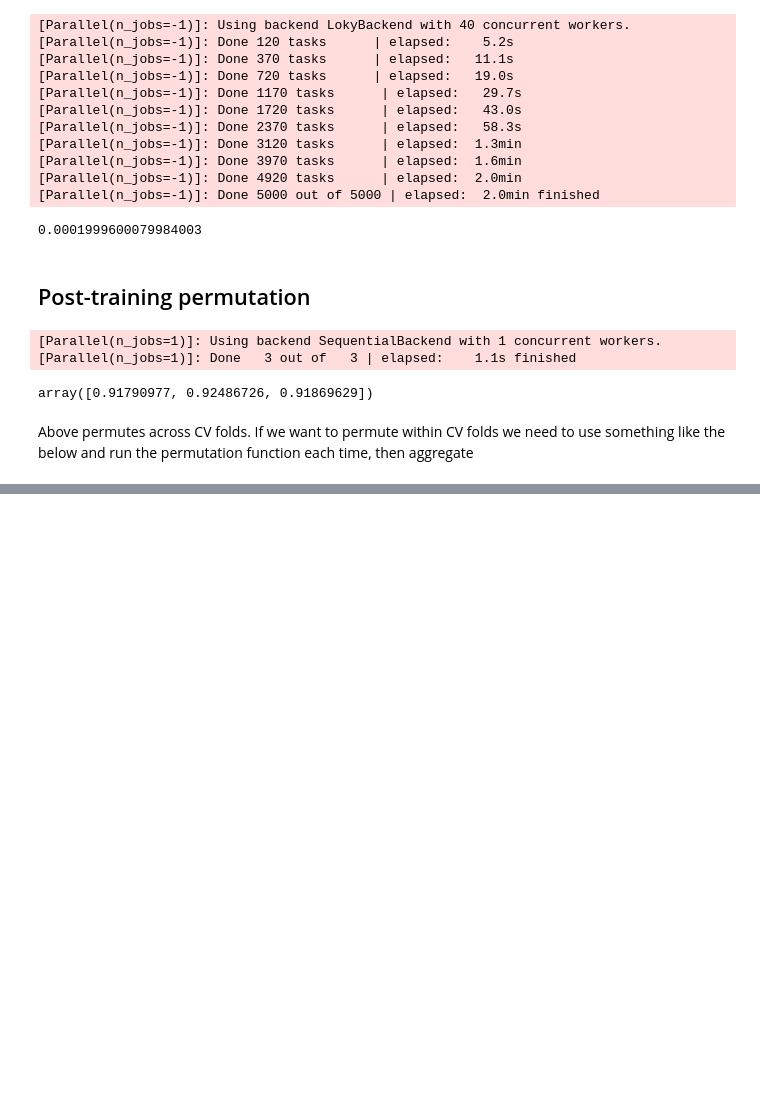
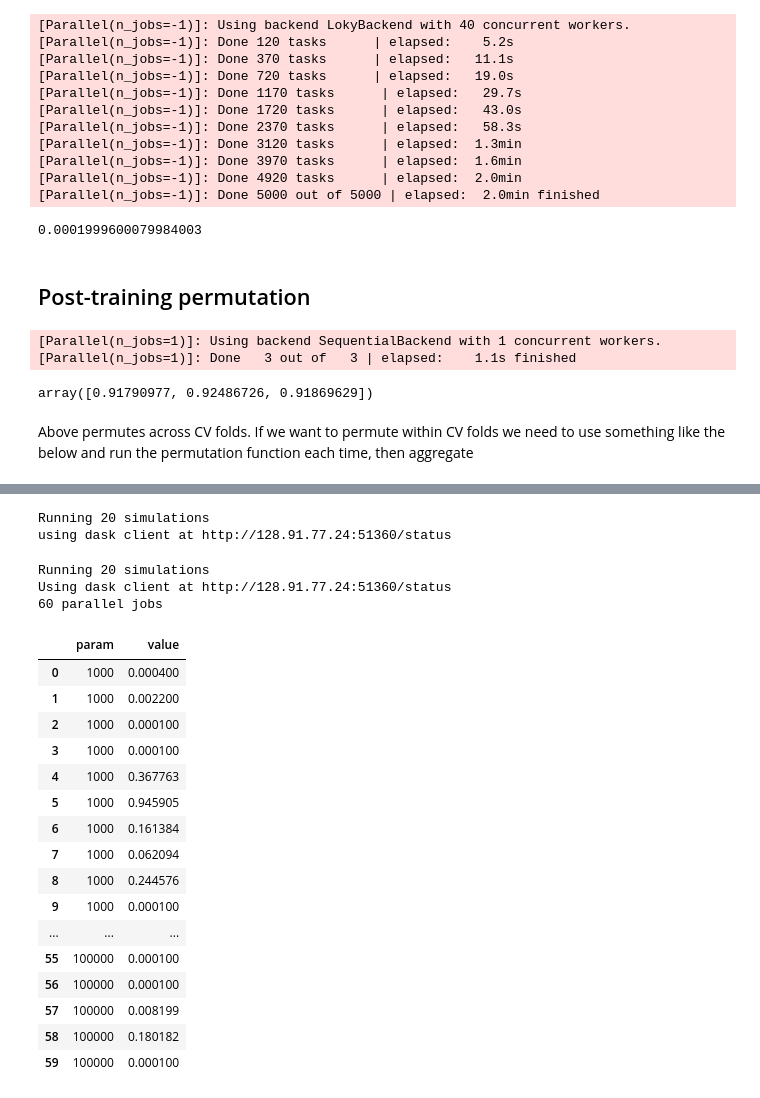
Before and after one commit to jrudoler/permutation-tests, a Jupyter notebook: scratch.ipynb, the cells around one changed output, grey strips where cells are left out. Saved outputs shown, nothing was run; the diff lists cells and outputs as text; code cells hidden in the pictures; blank space fills up the shorter version.

Commit message:
improvements to simulation (many sims over params)

```diff
--- a/scratch.ipynb
+++ b/scratch.ipynb
@@ -180,0 +200,42 @@ result
+# %%
+@simulate(parameter_range=10**(np.arange(3, 6)), n_sim=20)
+def simulate_samplesize(param=None, seed=None):
+    X, y = random_data_gen(n_samples=param, n_feats=5, maha=0.1, ratio=0.5, seed=seed)
+    X_train, X_test, y_train, y_test = train_test_split(X, y, test_size=.2, shuffle=True)
+    estimator = LogisticRegressionCV(class_weight='balanced', Cs=4)
+    cv = KFold(n_splits=5, shuffle=True, random_state=0)
+    n_permutations = 5000
+    estimator.fit(X=X_train, y=y_train)
+    y_pred = estimator.predict_proba(X_test)[:, 1]
+    score, permutation_scores, pvalue = post_hoc_permuation(y_true=y_test, y_score=y_pred)
+    return pvalue
+# %% [output]
+Running 20 simulations
+using dask client at http://128.91.77.24:51360/status
+# %%
+result = simulate_samplesize()
+# %% [output]
+Running 20 simulations
+Using dask client at http://128.91.77.24:51360/status
+60 parallel jobs
+# %%
+df_result = pd.DataFrame(result).melt(var_name="param")
+df_result
+# %% [output]
+|  | param | value |
+| 0 | 1000 | 0.000400 |
+| 1 | 1000 | 0.002200 |
+| 2 | 1000 | 0.000100 |
+| 3 | 1000 | 0.000100 |
+| 4 | 1000 | 0.367763 |
+| 5 | 1000 | 0.945905 |
+| 6 | 1000 | 0.161384 |
+| 7 | 1000 | 0.062094 |
+| 8 | 1000 | 0.244576 |
+| 9 | 1000 | 0.000100 |
+| ... | ... | ... |
+| 55 | 100000 | 0.000100 |
+| 56 | 100000 | 0.000100 |
+| 57 | 100000 | 0.008199 |
+| 58 | 100000 | 0.180182 |
+| 59 | 100000 | 0.000100 |
```
Also changed, not shown: parts of 17 cells of this notebook, 2 other files.
